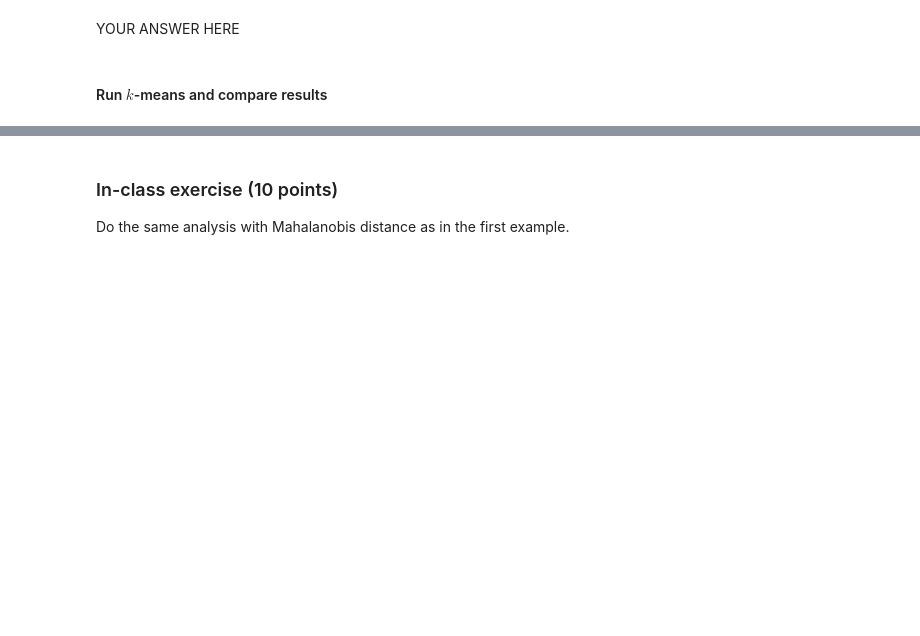
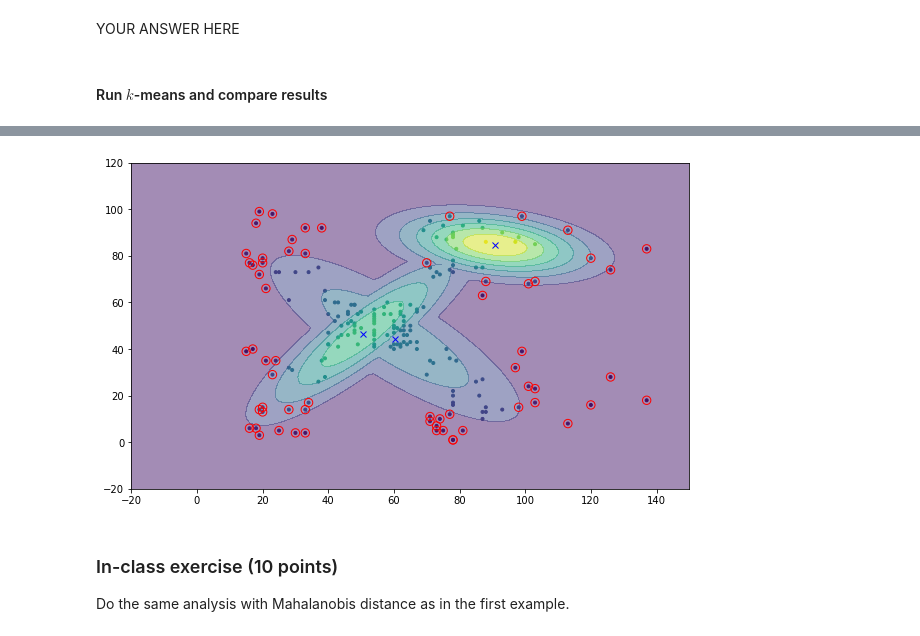
Before and after one commit to zMaxKunGz/ML-Ait-Lab, a Jupyter notebook: Lab11/11-Gaussian_mixture_model.ipynb, the cells around one changed output, grey strips where cells are left out. Cells and saved outputs as stored; diff of their text form; code cells hidden in the pictures; blank space fills up the shorter version.

```diff
--- a/Lab11/11-Gaussian_mixture_model.ipynb
+++ b/Lab11/11-Gaussian_mixture_model.ipynb
@@ -459,3 +489,48 @@ raise NotImplementedError()
+# %%
+m_distance = np.zeros((X.shape[0],Mu.shape[1]))
+
+for kk in range(Mu.shape[1]):
+    for i, x in enumerate(X):
+        mu = Mu[:, kk]
+        sig = Sigma[kk, :]
+        sig_inv = sig.T
+        diff = x - mu
+        distance = diff.T @ np.linalg.inv(sig_inv) @ diff
+        m_distance[i,kk] = distance
+
+print()
+(unique, counts) = np.unique(np.argmin(m_distance, axis=1), return_counts=True)
+
+max_z_score = 2.05
+min_distance = np.min(m_distance, axis=1)
+outlier = min_distance > max_z_score
+# %%
+plt.figure(figsize=(10,6))
+plt.scatter(X[:,0],X[:,1],marker=".",c=pj,cmap='viridis');
+
+xlist = np.linspace(-20, 150, 100)
+ylist = np.linspace(-20, 120, 100)
+XX, YY = np.meshgrid(xlist, ylist)
+ZZ = np.zeros(XX.shape)
+for c in np.arange(0,k):
+    X_class = X[np.where(X_label[:,2] == c)[0],:]
+    Z = np.zeros(XX.shape)
+    i = 0
+    while i < XX.shape[0]:
+        j = 0
+        while j < XX.shape[0]:
+            pt = np.array([[XX[i,j], YY[i,j]]])
+            Z[i,j] = Gaussian(pt, Mu[:,c], Sigma[c])
+            j = j + 1
+        i = i + 1
+    ZZ = np.maximum(ZZ,Z)
+cp = plt.contourf(XX, YY, ZZ,alpha=0.5)
+plt.scatter(X[outlier,0],X[outlier,1],marker="o",facecolor="none",edgecolor="r",s=70);
+plt.plot(Mu[0,0], Mu[1,0],'bx',Mu[0,1], Mu[1,1],'bx', Mu[0,2], Mu[1,2],'bx')
+
+plt.show()
+# %% [output]
+[figure, added]
 # %% [markdown]
 ### In-class exercise (10 points)
 
```
Also changed, not shown: parts of 32 cells of this notebook.
